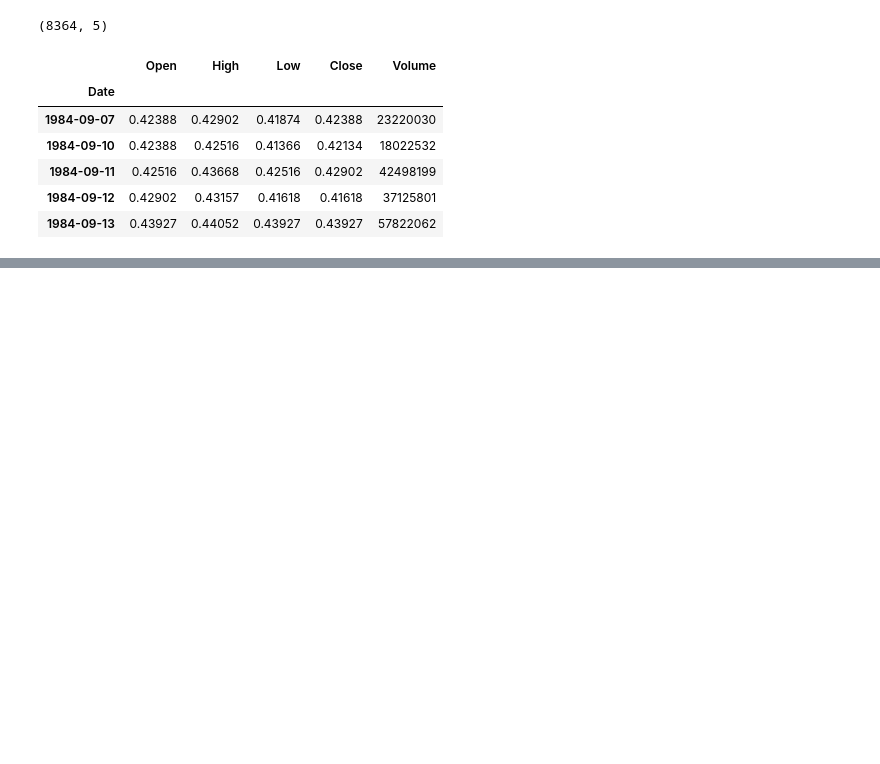
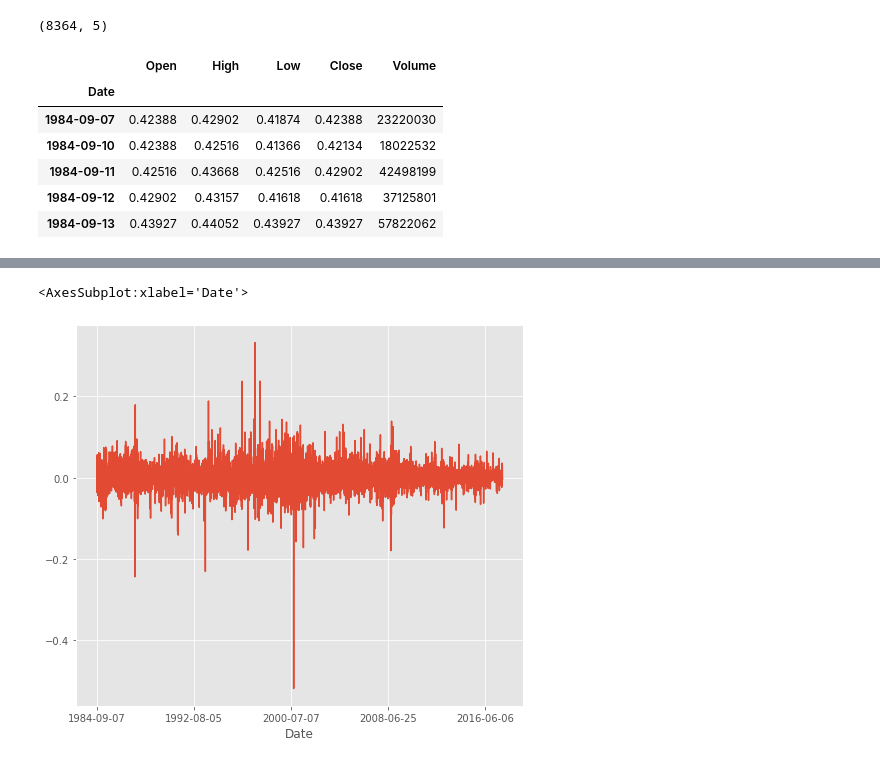
Before and after one commit to hoperawr/CS3244_Project, a Jupyter notebook: KNN/KNN_xj.ipynb, the cells around one changed output, grey strips where cells are left out. Drawn from its saved outputs; the diff is of its cells as text; code cells hidden in the pictures; blank space fills up the shorter version.

```diff
--- a/KNN/KNN_xj.ipynb
+++ b/KNN/KNN_xj.ipynb
@@ -37,0 +80,6 @@ plt.show()
+# %%
+rets = close_px / close_px.shift(1) - 1
+rets.plot(label='return')
+# %% [output]
+<AxesSubplot:xlabel='Date'>
+[figure, added]
```
Also changed, not shown: parts of 18 cells of this notebook.
